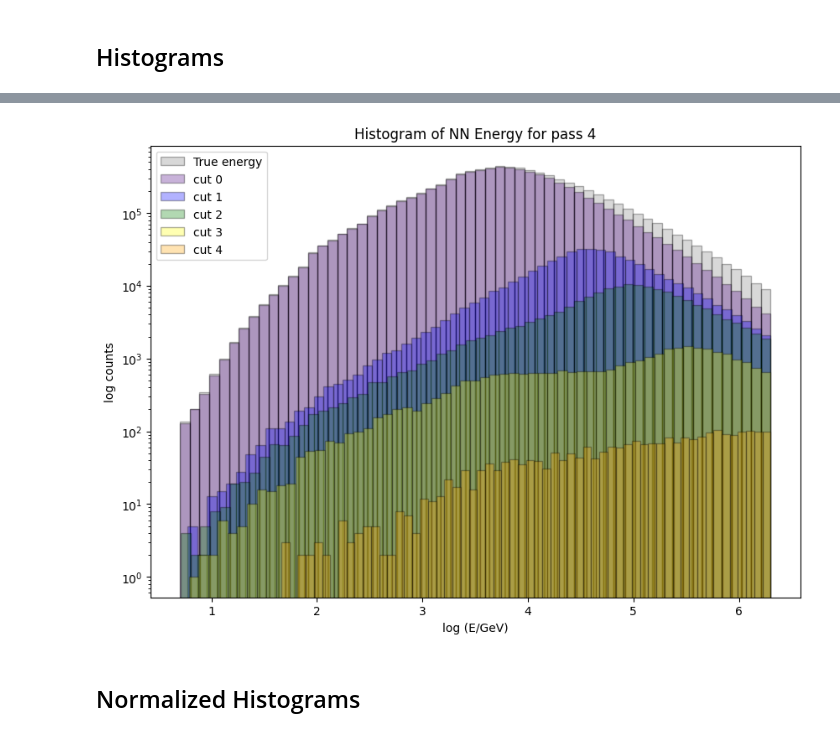
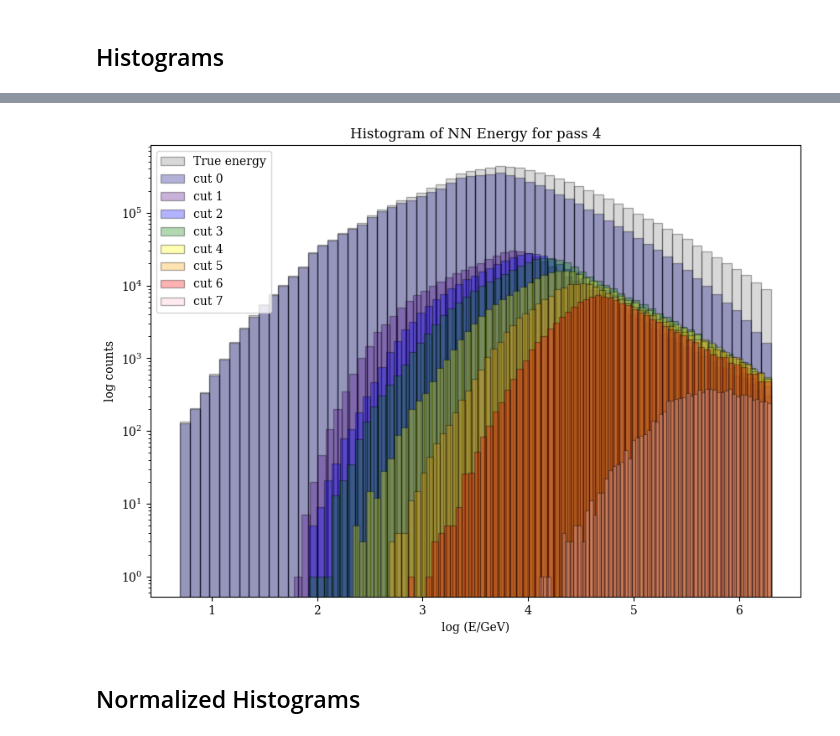
Before and after one commit to riyakore/WIPAC, a Jupyter notebook: Monte_Carlo_Data.ipynb, the cells around one changed output, grey strips where cells are left out. Cells and saved outputs as stored; diff of their text form; code cells hidden in the pictures.

```diff
--- a/Monte_Carlo_Data.ipynb
+++ b/Monte_Carlo_Data.ipynb
@@ -381,6 +382,7 @@ def contour_lines_dict(contours):
         for section in line:
             x_coords.extend(section[:, 0])
             y_coords.extend(section[:, 1])
-        lines_dict[f'line {i}'] = (np.array(x_coords), np.array(y_coords))
+        if len(x_coords) != 0:
+            lines_dict[f'line{i}'] = (np.array(x_coords), np.array(y_coords))
 
     return lines_dict
@@ -460,4 +428,5 @@ intercept_paths_4 = make_energy_histo(pass_4_dict['rec proton energy'], pass_4_d
 [figure]
 # %%
 vertices_4 = get_contour_verts(intercept_paths_4)
-vertices_dict_4 = contour_lines_dict(vertices_4)
+lines_dict_4 = contour_lines_dict(vertices_4)
+vertices_dict_4 = polynomial_func(lines_dict_4)
@@ -521,34 +578,18 @@ dict_keys(['zenith', 'nHit', 'pinc', 'true energy', 'rec nn energy', 'rec proton
 # %%
 # pass 5.1
 rec_energy_cuts_5 = create_cuts_m1(pass_5_dict['true energy'],
-                                      pass_5_dict['nHit'], pass_5_dict['zenith'], x_int, y_int)
+                                      pass_5_dict['nHit'], pass_5_dict['zenith'], vertices_dict_5)
 rec_weights_cuts_5 = create_cuts_m1(pass_5_dict['weight'],
-                                      pass_5_dict['nHit'], pass_5_dict['zenith'], x_int, y_int)
+                                      pass_5_dict['nHit'], pass_5_dict['zenith'], vertices_dict_5)
 rec_zenith_cuts_5 = create_cuts_m1(pass_5_dict['zenith'],
-                                      pass_5_dict['nHit'], pass_5_dict['zenith'], x_int, y_int)
-
-
-# rec_prot_energy_cuts_5 = create_cuts_m1(pass_5_dict['rec proton energy'], pass_5_dict['nHit'],
-#                                         pass_5_dict['zenith'], x_int, y_int)
-# rec_prot_weights_cuts_5 = create_cuts_m1(pass_5_dict['weight'],
-#                                       pass_5_dict['nHit'], pass_5_dict['zenith'], x_int, y_int)
-# rec_prot_zenith_cuts_5 = create_cuts_m1(pass_5_dict['zenith'],
-#                                       pass_5_dict['nHit'], pass_5_dict['zenith'], x_int, y_int)
+                                      pass_5_dict['nHit'], pass_5_dict['zenith'], vertices_dict_5)
 
 # pass 4
-rec_nn_energy_cuts_4 = create_cuts_m1(pass_4_dict['true energy'],
-                                      pass_4_dict['nHit'], pass_4_dict['zenith'], x_int, y_int)
-rec_nn_weights_cuts_4 = create_cuts_m1(pass_4_dict['weight'],
-                                      pass_4_dict['nHit'], pass_4_dict['zenith'], x_int, y_int)
-rec_nn_zenith_cuts_4 = create_cuts_m1(pass_4_dict['zenith'],
-                                      pass_4_dict['nHit'], pass_4_dict['zenith'], x_int, y_int)
-
-
-# rec_prot_energy_cuts_4 = create_cuts_m1(pass_4_dict['rec proton energy'], pass_4_dict['nHit'],
-#                                         pass_4_dict['zenith'], x_int, y_int)
-# rec_prot_weights_cuts_4 = create_cuts_m1(pass_4_dict['weight'],
-#                                       pass_4_dict['nHit'], pass_4_dict['zenith'], x_int, y_int)
-# rec_prot_zenith_cuts_4 = create_cuts_m1(pass_4_dict['zenith'],
-#                                       pass_4_dict['nHit'], pass_4_dict['zenith'], x_int, y_int)
+rec_energy_cuts_4 = create_cuts_m1(pass_4_dict['true energy'],
+                                      pass_4_dict['nHit'], pass_4_dict['zenith'],vertices_dict_4)
+rec_weights_cuts_4 = create_cuts_m1(pass_4_dict['weight'],
+                                      pass_4_dict['nHit'], pass_4_dict['zenith'], vertices_dict_4)
+rec_zenith_cuts_4 = create_cuts_m1(pass_4_dict['zenith'],
+                                      pass_4_dict['nHit'], pass_4_dict['zenith'], vertices_dict_4)
 # %%
 # checking the output
@@ -748,7 +798,7 @@ def energy_zenith_plot(energies, weights, zeniths, zbins, colors, titles):
 # %% [markdown]
 ## Histogram of the cuts with respect to true energy
 # %%
-hist_colors_m1 = ['indigo', 'blue', 'green', 'yellow', 'orange']
+hist_colors_m1 = ['navy', 'indigo', 'blue', 'green', 'yellow', 'orange', 'red', 'pink']
 hist_colors_m2 = ['violet', 'indigo', 'blue', 'green', 'yellow', 'orange', 'red']
 
 def make_histogram(true_energy, energy_cuts, hist_colors, title):
@@ -803,7 +856,7 @@ make_histogram(pass_5_dict['true energy'],rec_energy_cuts_5, hist_colors_m1, "Hi
 # %%
-make_histogram(pass_4_dict['true energy'],rec_nn_energy_cuts_4, hist_colors_m1, "Histogram of NN Energy for pass 4" )
+make_histogram(pass_4_dict['true energy'],rec_energy_cuts_4, hist_colors_m1, "Histogram of NN Energy for pass 4" )
 # %% [output]
-[figure, old version]
+[figure, new version]
 # %% [markdown]
 ## Normalized Histograms
 # %%
```
Also changed, not shown: parts of 34 cells of this notebook.
